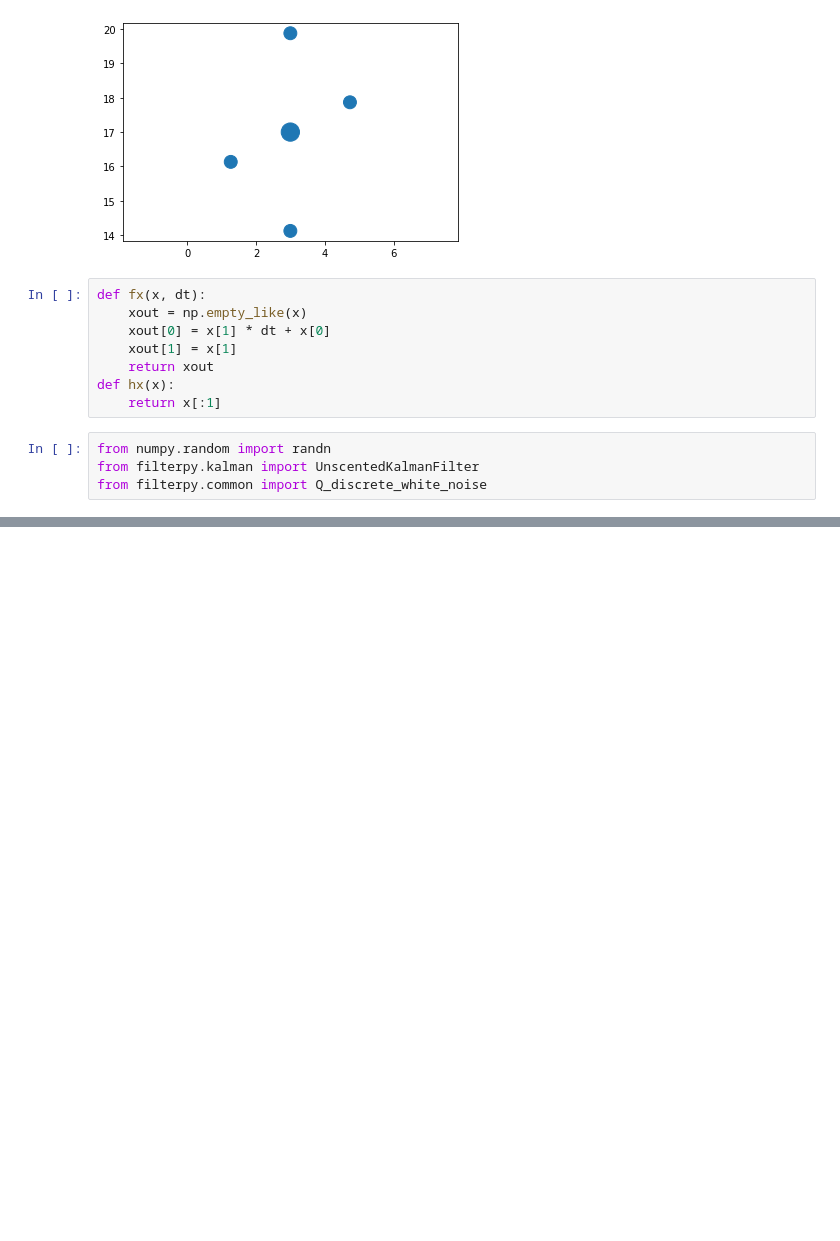
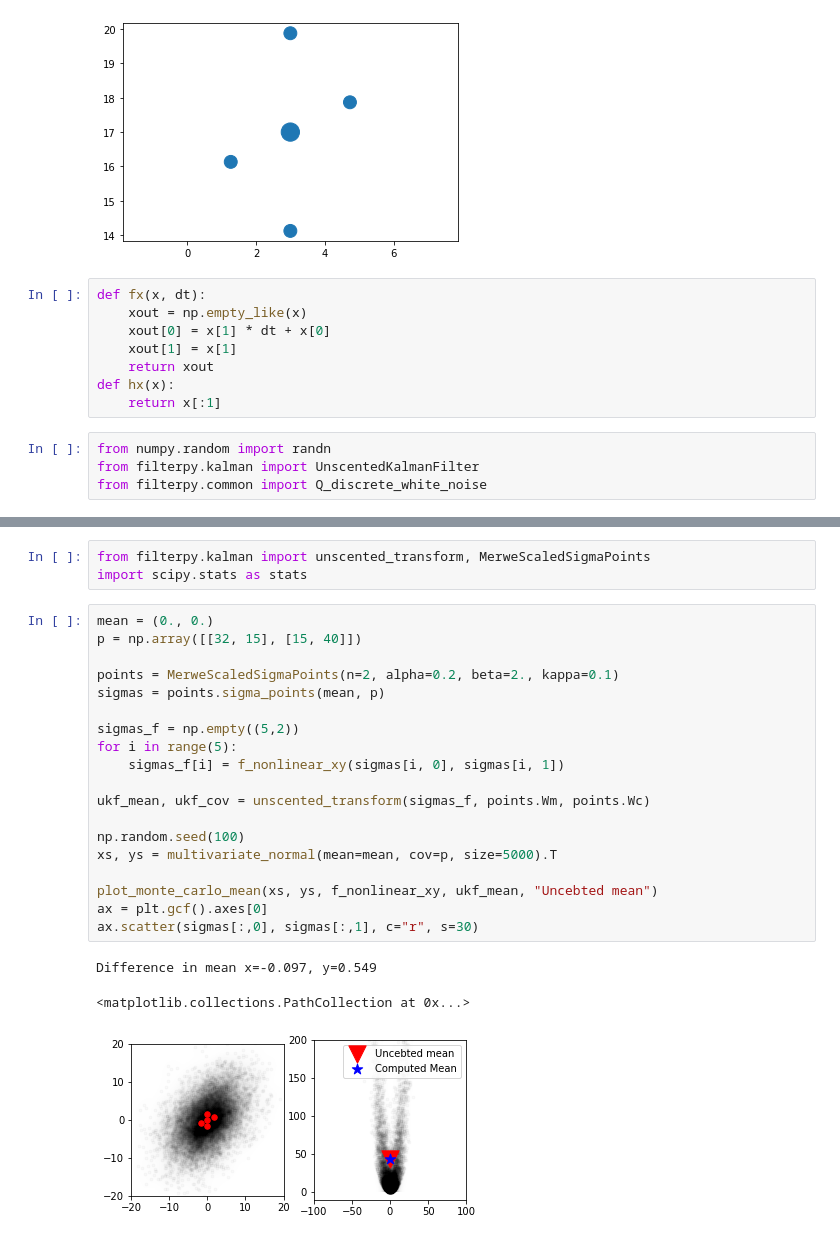
Before and after one commit to viperyl/Notes, a Jupyter notebook: ARS/Kalman/UKF.ipynb, the cells around one changed output, grey strips where cells are left out. Drawn from its saved outputs; the diff is of its cells as text; blank space fills up the shorter version.

```diff
--- a/ARS/Kalman/UKF.ipynb
+++ b/ARS/Kalman/UKF.ipynb
@@ -75,0 +76,26 @@ plt.plot(zs, marker="x", ls="")
+# %%
+from filterpy.kalman import unscented_transform, MerweScaledSigmaPoints
+import scipy.stats as stats
+# %%
+mean = (0., 0.)
+p = np.array([[32, 15], [15, 40]])
+
+points = MerweScaledSigmaPoints(n=2, alpha=0.2, beta=2., kappa=0.1)
+sigmas = points.sigma_points(mean, p)
+
+sigmas_f = np.empty((5,2))
+for i in range(5):
+    sigmas_f[i] = f_nonlinear_xy(sigmas[i, 0], sigmas[i, 1])
+
+ukf_mean, ukf_cov = unscented_transform(sigmas_f, points.Wm, points.Wc)
+
+np.random.seed(100)
+xs, ys = multivariate_normal(mean=mean, cov=p, size=5000).T
+
+plot_monte_carlo_mean(xs, ys, f_nonlinear_xy, ukf_mean, "Uncebted mean")
+ax = plt.gcf().axes[0]
+ax.scatter(sigmas[:,0], sigmas[:,1], c="r", s=30)
+# %% [output]
+Difference in mean x=-0.097, y=0.549
+<matplotlib.collections.PathCollection at 0x...>
+[figure, added]
```
Also changed, not shown: parts of 3 cells of this notebook, 1 other file.
